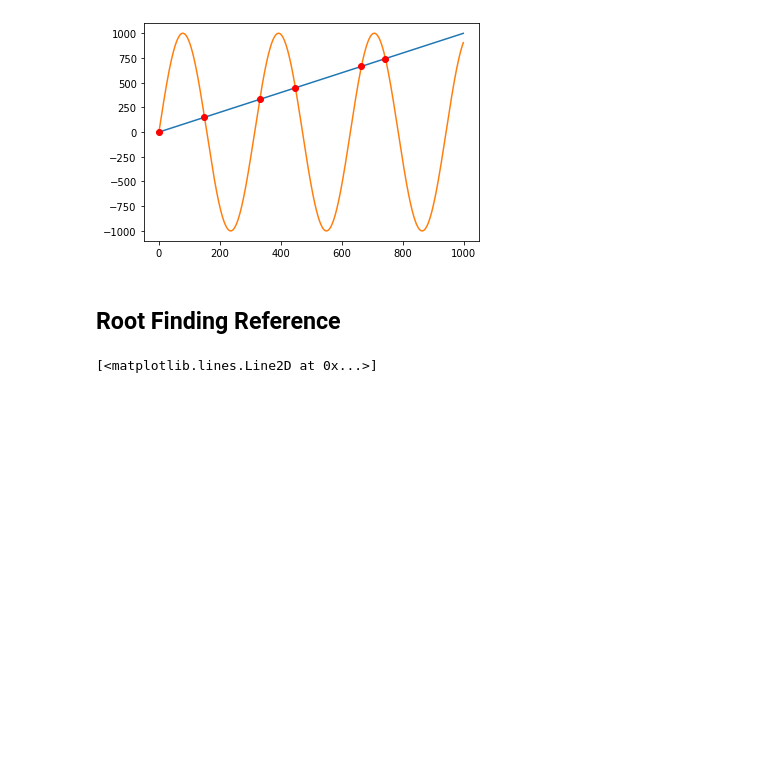
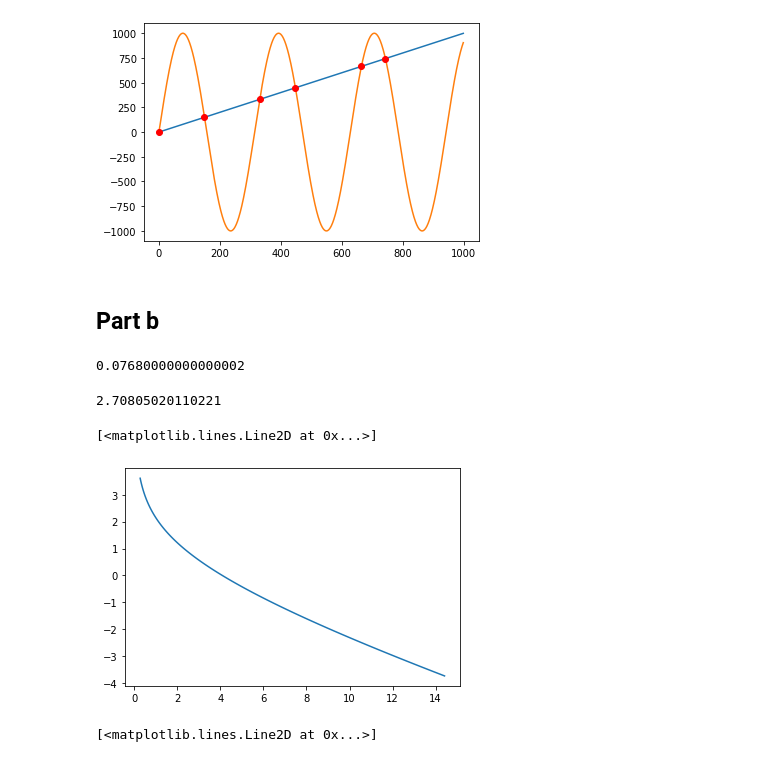
Before and after one commit to noahgarfinkle/Spring2020, a Jupyter notebook: CEE 498 Transportation Economics/Assignments/Assignment 2.ipynb, the cells around one changed output. Saved outputs shown, nothing was run; the diff lists cells and outputs as text; code cells hidden in the pictures; blank space fills up the shorter version.

```diff
--- a/CEE 498 Transportation Economics/Assignments/Assignment 2.ipynb
+++ b/CEE 498 Transportation Economics/Assignments/Assignment 2.ipynb
@@ -307,8 +277,23 @@ plt.plot(x[idx], f[idx], 'ro')
 # %% [output]
 [<matplotlib.lines.Line2D at 0x...>]
 [figure]
-# %% [markdown]
-## Root Finding Reference
+# %% [markdown]
+## Part b
+# %%
+2*.4*.4*.3*.8
+# %% [output]
+0.07680000000000002
+# %%
+np.log(15)
+# %% [output]
+2.70805020110221
+# %%
+f = lambda x: np.log(α) - np.log(x) - (β*m0) - (2*β*m1*x)
+ys = list(map(f,Qs))
+plt.plot(Qs,ys)
+# %% [output]
+[<matplotlib.lines.Line2D at 0x...>]
+[figure, added]
 # %%
 g = 1
 v=1.8
```
Also changed, not shown: parts of 17 cells of this notebook.
